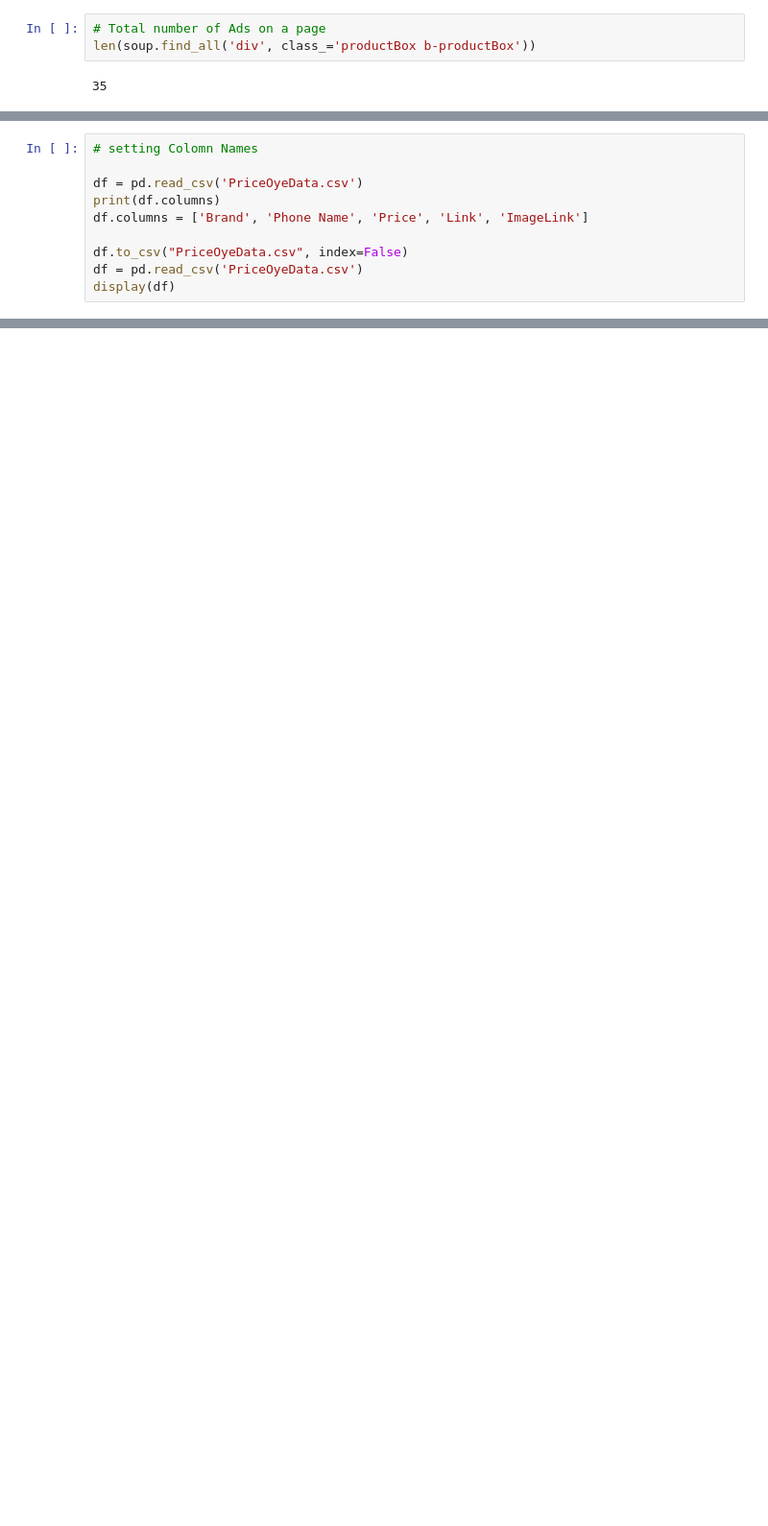
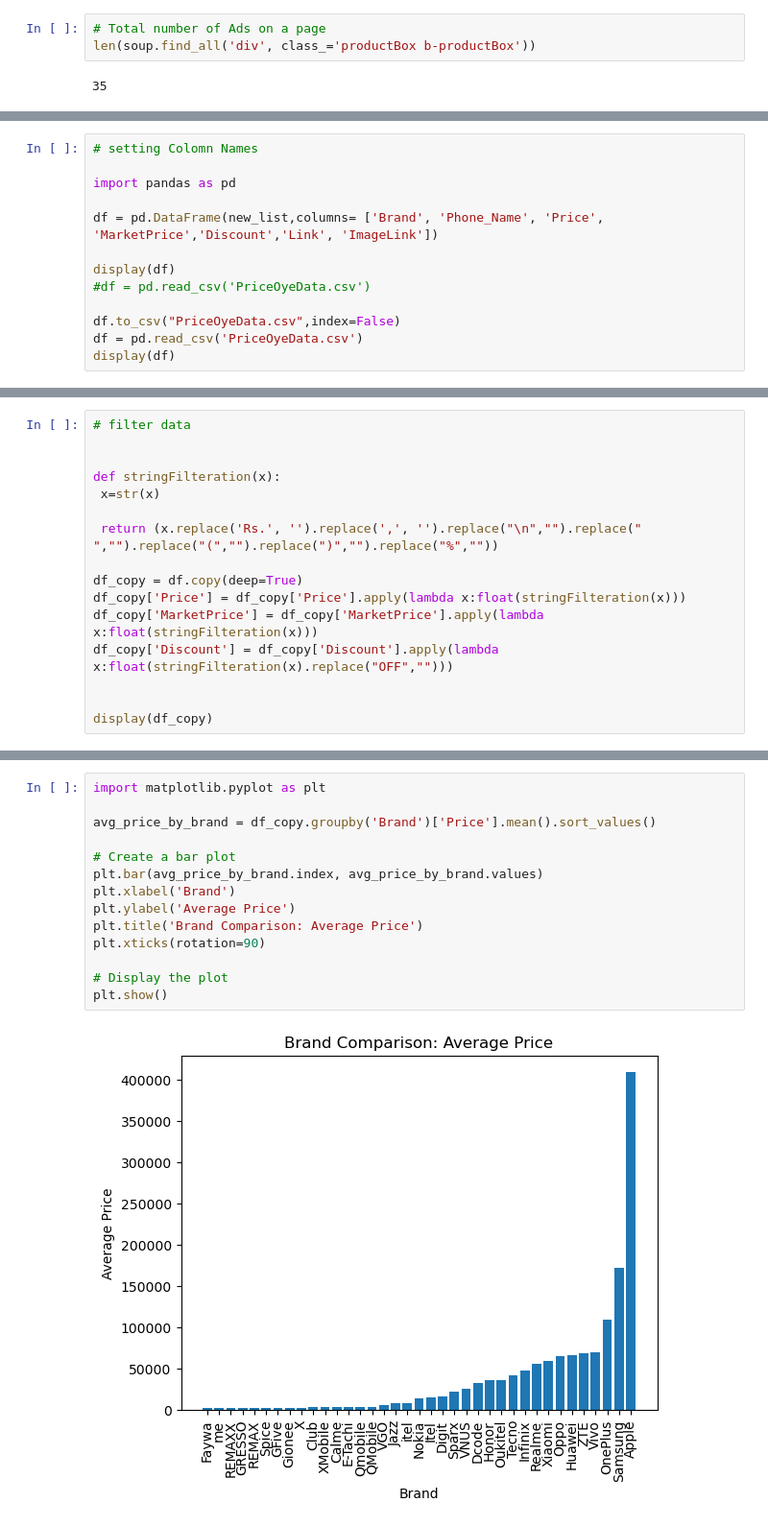
Before and after one commit to SHussainRR/WebScrapperPython, a Jupyter notebook: Project.ipynb, the cells around one changed output, grey strips where cells are left out. Shown at 96% size. Cells and saved outputs as stored; diff of their text form; blank space fills up the shorter version.

```diff
--- a/Project.ipynb
+++ b/Project.ipynb
@@ -795,11 +701,14 @@ display(df)
 # %%
 # setting Colomn Names
 
-df = pd.read_csv('PriceOyeData.csv')
-print(df.columns)
-df.columns = ['Brand', 'Phone Name', 'Price', 'Link', 'ImageLink']
+import pandas as pd
 
-df.to_csv("PriceOyeData.csv", index=False)
+df = pd.DataFrame(new_list,columns= ['Brand', 'Phone_Name', 'Price', 'MarketPrice','Discount','Link', 'ImageLink'])
+
+display(df)
+#df = pd.read_csv('PriceOyeData.csv')
+
+df.to_csv("PriceOyeData.csv",index=False)
 df = pd.read_csv('PriceOyeData.csv')
 display(df)
 # %% [output]
@@ -819,0 +741,16 @@ Index(['Brand', 'Phone Name', 'Price', 'Link', 'ImageLink'], dtype='object')
+# %%
+# filter data
+
+
+def stringFilteration(x):
+ x=str(x)
+
+ return (x.replace('Rs.', '').replace(',', '').replace("\n","").replace(" ","").replace("(","").replace(")","").replace("%",""))
+
+df_copy = df.copy(deep=True)
+df_copy['Price'] = df_copy['Price'].apply(lambda x:float(stringFilteration(x)))
+df_copy['MarketPrice'] = df_copy['MarketPrice'].apply(lambda x:float(stringFilteration(x)))
+df_copy['Discount'] = df_copy['Discount'].apply(lambda x:float(stringFilteration(x).replace("OFF","")))
+
+
+display(df_copy)
@@ -819,0 +771,16 @@ Index(['Brand', 'Phone Name', 'Price', 'Link', 'ImageLink'], dtype='object')
+# %%
+import matplotlib.pyplot as plt
+
+avg_price_by_brand = df_copy.groupby('Brand')['Price'].mean().sort_values()
+
+# Create a bar plot
+plt.bar(avg_price_by_brand.index, avg_price_by_brand.values)
+plt.xlabel('Brand')
+plt.ylabel('Average Price')
+plt.title('Brand Comparison: Average Price')
+plt.xticks(rotation=90)
+
+# Display the plot
+plt.show()
+# %% [output]
+[figure, added]
```
Also changed, not shown: parts of 24 cells of this notebook, 1 other file.
